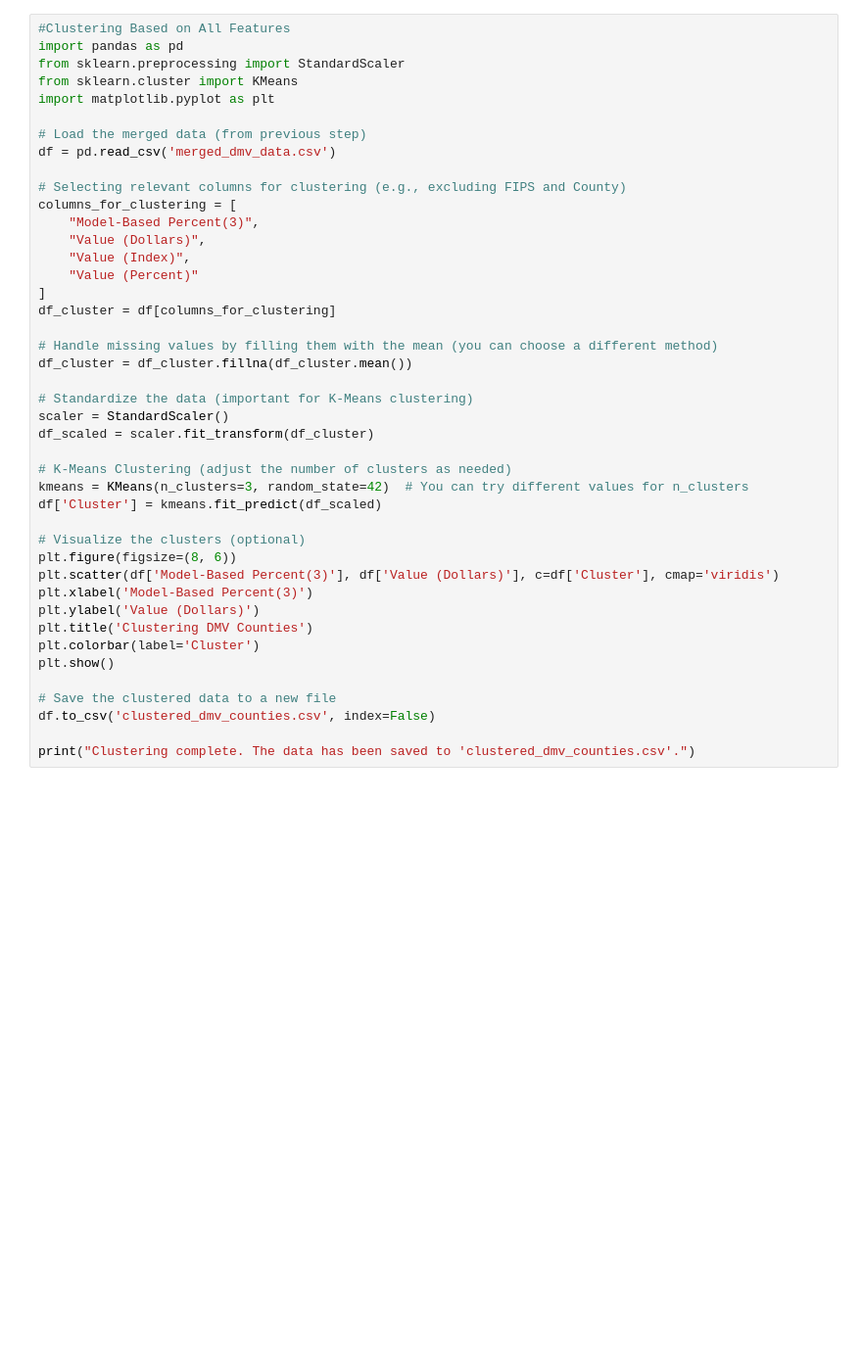
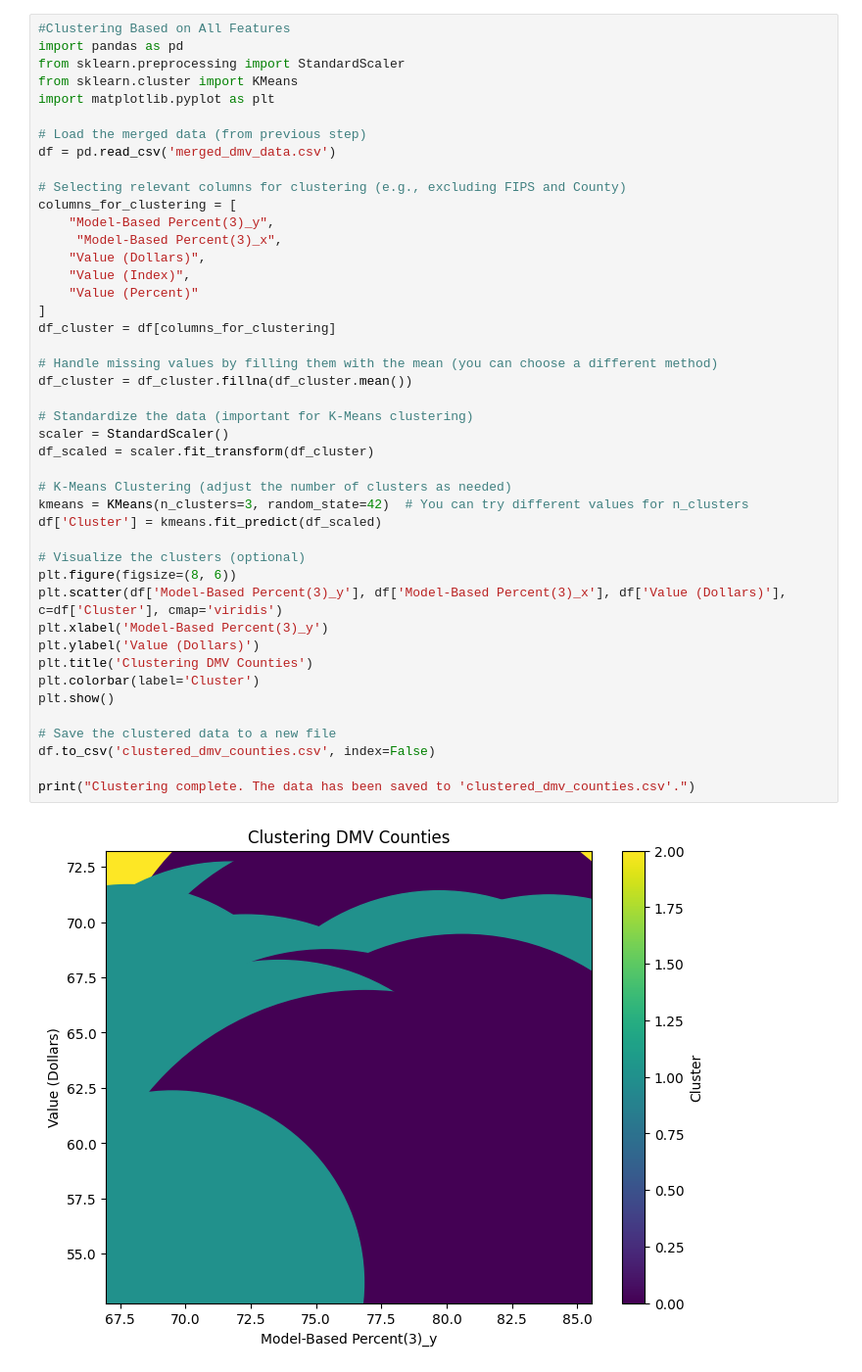
Before and after one commit to RyGaff/Individual-Health-in-the-Largest-U.S-Metropolitan-Areas, a Jupyter notebook: Economics-Health.ipynb, the cells around one changed output. Shown: that part at 98% size. Saved outputs shown, nothing was run; the diff lists cells and outputs as text; blank space fills up the shorter version.

```diff
--- a/Economics-Health.ipynb
+++ b/Economics-Health.ipynb
@@ -107,34 +130,37 @@ df = pd.read_csv('merged_dmv_data.csv')
 
 # Selecting relevant columns for clustering (e.g., excluding FIPS and County)
 columns_for_clustering = [
-    "Model-Based Percent(3)",
+    "Model-Based Percent(3)_y",
+     "Model-Based Percent(3)_x",
     "Value (Dollars)",
     "Value (Index)",
     "Value (Percent)"
 ]
 df_cluster = df[columns_for_clustering]
 
 # Handle missing values by filling them with the mean (you can choose a different method)
 df_cluster = df_cluster.fillna(df_cluster.mean())
 
 # Standardize the data (important for K-Means clustering)
 scaler = StandardScaler()
 df_scaled = scaler.fit_transform(df_cluster)
 
 # K-Means Clustering (adjust the number of clusters as needed)
 kmeans = KMeans(n_clusters=3, random_state=42)  # You can try different values for n_clusters
 df['Cluster'] = kmeans.fit_predict(df_scaled)
 
 # Visualize the clusters (optional)
 plt.figure(figsize=(8, 6))
-plt.scatter(df['Model-Based Percent(3)'], df['Value (Dollars)'], c=df['Cluster'], cmap='viridis')
-plt.xlabel('Model-Based Percent(3)')
+plt.scatter(df['Model-Based Percent(3)_y'], df['Model-Based Percent(3)_x'], df['Value (Dollars)'], c=df['Cluster'], cmap='viridis')
+plt.xlabel('Model-Based Percent(3)_y')
 plt.ylabel('Value (Dollars)')
 plt.title('Clustering DMV Counties')
 plt.colorbar(label='Cluster')
 plt.show()
 
 # Save the clustered data to a new file
 df.to_csv('clustered_dmv_counties.csv', index=False)
 
 print("Clustering complete. The data has been saved to 'clustered_dmv_counties.csv'.")
+# %% [output]
+[figure, added]
```
Also changed, not shown: parts of 12 cells of this notebook, 8 other files.
